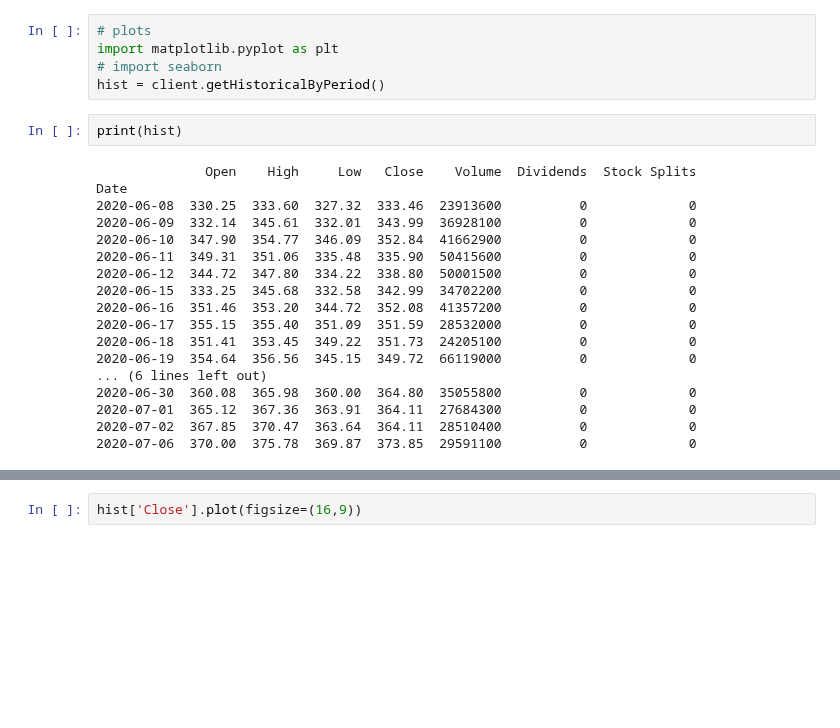
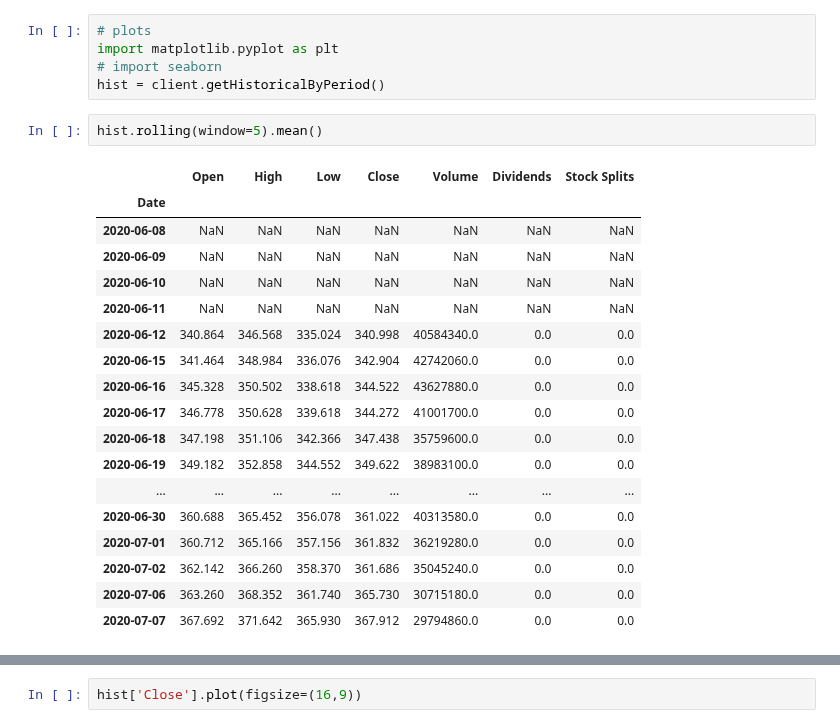
Before and after one commit to allen-chiang/Time-Series-Transformer, a Jupyter notebook: stock_query/Test.ipynb, the cells around one changed output, grey strips where cells are left out. Drawn from its saved outputs; the diff is of its cells as text; blank space fills up the shorter version.

```diff
--- a/stock_query/Test.ipynb
+++ b/stock_query/Test.ipynb
@@ -11,23 +11,24 @@ print(info)
 import matplotlib.pyplot as plt
 # import seaborn
 hist = client.getHistoricalByPeriod()
-# %%
-print(hist)
-# %% [output]
-              Open    High     Low   Close    Volume  Dividends  Stock Splits
-Date
-2020-06-08  330.25  333.60  327.32  333.46  23913600          0             0
-2020-06-09  332.14  345.61  332.01  343.99  36928100          0             0
-2020-06-10  347.90  354.77  346.09  352.84  41662900          0             0
-2020-06-11  349.31  351.06  335.48  335.90  50415600          0             0
-2020-06-12  344.72  347.80  334.22  338.80  50001500          0             0
-2020-06-15  333.25  345.68  332.58  342.99  34702200          0             0
-2020-06-16  351.46  353.20  344.72  352.08  41357200          0             0
-2020-06-17  355.15  355.40  351.09  351.59  28532000          0             0
-2020-06-18  351.41  353.45  349.22  351.73  24205100          0             0
-2020-06-19  354.64  356.56  345.15  349.72  66119000          0             0
-... (6 lines left out)
-2020-06-30  360.08  365.98  360.00  364.80  35055800          0             0
-2020-07-01  365.12  367.36  363.91  364.11  27684300          0             0
-2020-07-02  367.85  370.47  363.64  364.11  28510400          0             0
-2020-07-06  370.00  375.78  369.87  373.85  29591100          0             0
+# %%
+hist.rolling(window=5).mean()
+# %% [output]
+|  | Open | High | Low | Close | Volume | Dividends | Stock Splits |
+| Date |  |  |  |  |  |  |  |
+| 2020-06-08 | NaN | NaN | NaN | NaN | NaN | NaN | NaN |
+| 2020-06-09 | NaN | NaN | NaN | NaN | NaN | NaN | NaN |
+| 2020-06-10 | NaN | NaN | NaN | NaN | NaN | NaN | NaN |
+| 2020-06-11 | NaN | NaN | NaN | NaN | NaN | NaN | NaN |
+| 2020-06-12 | 340.864 | 346.568 | 335.024 | 340.998 | 40584340.0 | 0.0 | 0.0 |
+| 2020-06-15 | 341.464 | 348.984 | 336.076 | 342.904 | 42742060.0 | 0.0 | 0.0 |
+| 2020-06-16 | 345.328 | 350.502 | 338.618 | 344.522 | 43627880.0 | 0.0 | 0.0 |
+| 2020-06-17 | 346.778 | 350.628 | 339.618 | 344.272 | 41001700.0 | 0.0 | 0.0 |
+| 2020-06-18 | 347.198 | 351.106 | 342.366 | 347.438 | 35759600.0 | 0.0 | 0.0 |
+| 2020-06-19 | 349.182 | 352.858 | 344.552 | 349.622 | 38983100.0 | 0.0 | 0.0 |
+| ... | ... | ... | ... | ... | ... | ... | ... |
+| 2020-06-30 | 360.688 | 365.452 | 356.078 | 361.022 | 40313580.0 | 0.0 | 0.0 |
+| 2020-07-01 | 360.712 | 365.166 | 357.156 | 361.832 | 36219280.0 | 0.0 | 0.0 |
+| 2020-07-02 | 362.142 | 366.260 | 358.370 | 361.686 | 35045240.0 | 0.0 | 0.0 |
+| 2020-07-06 | 363.260 | 368.352 | 361.740 | 365.730 | 30715180.0 | 0.0 | 0.0 |
+| 2020-07-07 | 367.692 | 371.642 | 365.930 | 367.912 | 29794860.0 | 0.0 | 0.0 |
```
Also changed, not shown: parts of 12 cells of this notebook, 2 other files.
